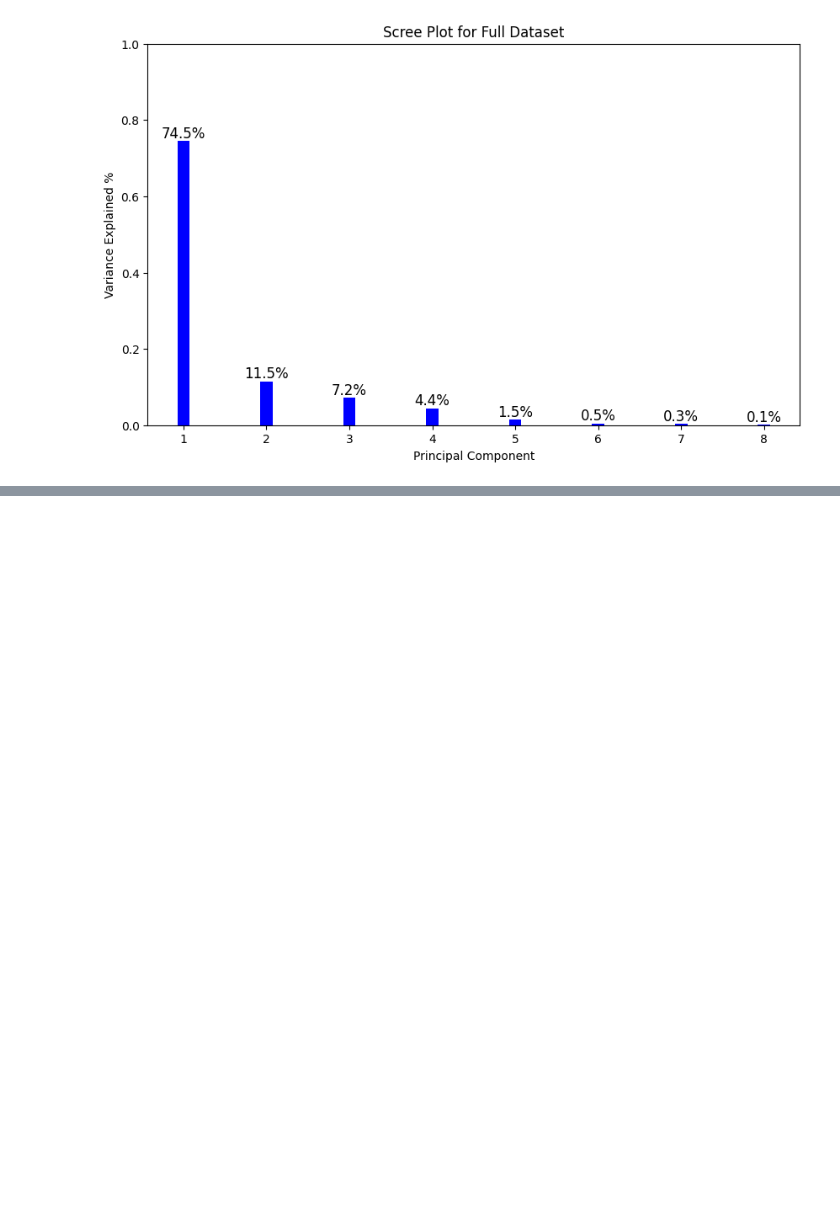
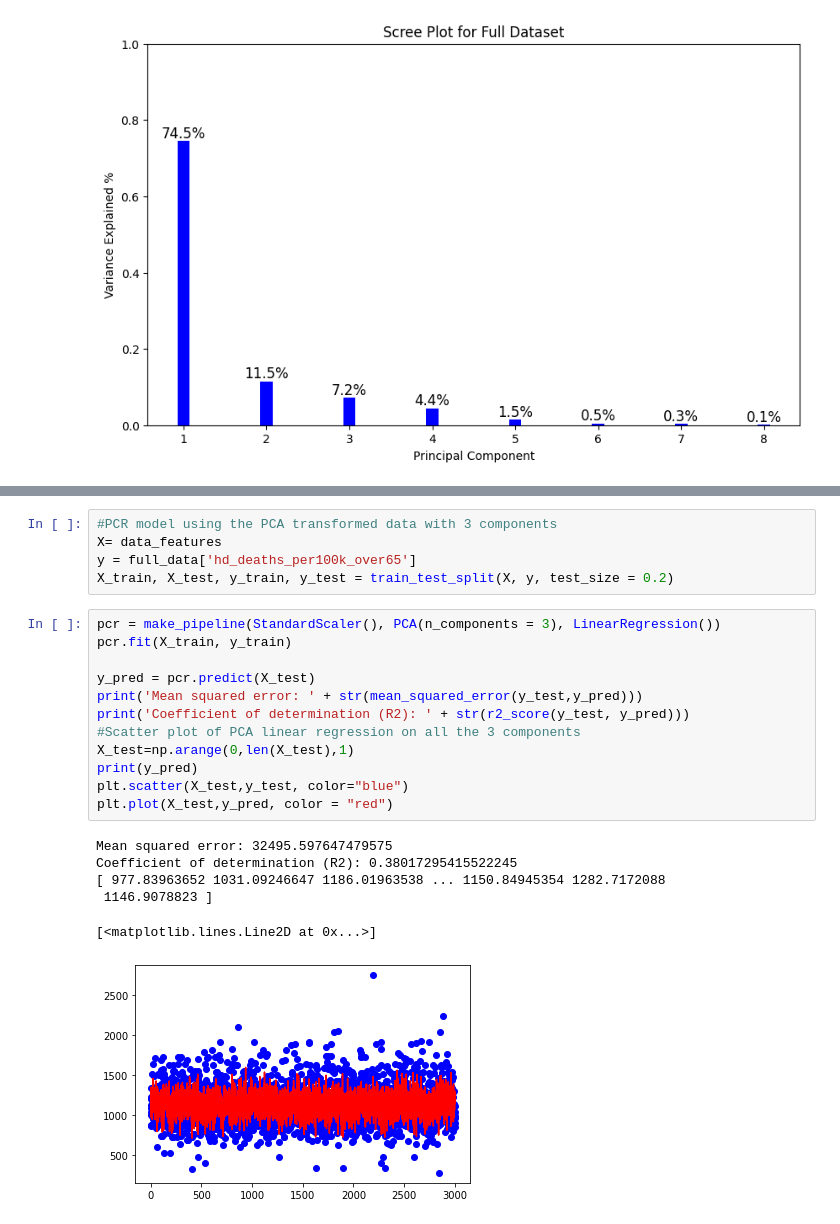
Before and after one commit to rileyhgrant/cs6140_FinalGroupProject, a Jupyter notebook: ml_groupproj.ipynb, the cells around one changed output, grey strips where cells are left out. Saved outputs shown, nothing was run; the diff lists cells and outputs as text; blank space fills up the shorter version.

```diff
--- a/ml_groupproj.ipynb
+++ b/ml_groupproj.ipynb
@@ -98,0 +133,24 @@ for bar in plot.patches:
+# %%
+#PCR model using the PCA transformed data with 3 components
+X= data_features
+y = full_data['hd_deaths_per100k_over65']
+X_train, X_test, y_train, y_test = train_test_split(X, y, test_size = 0.2)
+# %%
+pcr = make_pipeline(StandardScaler(), PCA(n_components = 3), LinearRegression())
+pcr.fit(X_train, y_train)
+
+y_pred = pcr.predict(X_test)
+print('Mean squared error: ' + str(mean_squared_error(y_test,y_pred)))
+print('Coefficient of determination (R2): ' + str(r2_score(y_test, y_pred)))
+#Scatter plot of PCA linear regression on all the 3 components
+X_test=np.arange(0,len(X_test),1)
+print(y_pred)
+plt.scatter(X_test,y_test, color="blue")
+plt.plot(X_test,y_pred, color = "red")
+# %% [output]
+Mean squared error: 32495.597647479575
+Coefficient of determination (R2): 0.38017295415522245
+[ 977.83963652 1031.09246647 1186.01963538 ... 1150.84945354 1282.7172088
+ 1146.9078823 ]
+[<matplotlib.lines.Line2D at 0x...>]
+[figure, added]
```
Also changed, not shown: parts of 8 cells of this notebook.
